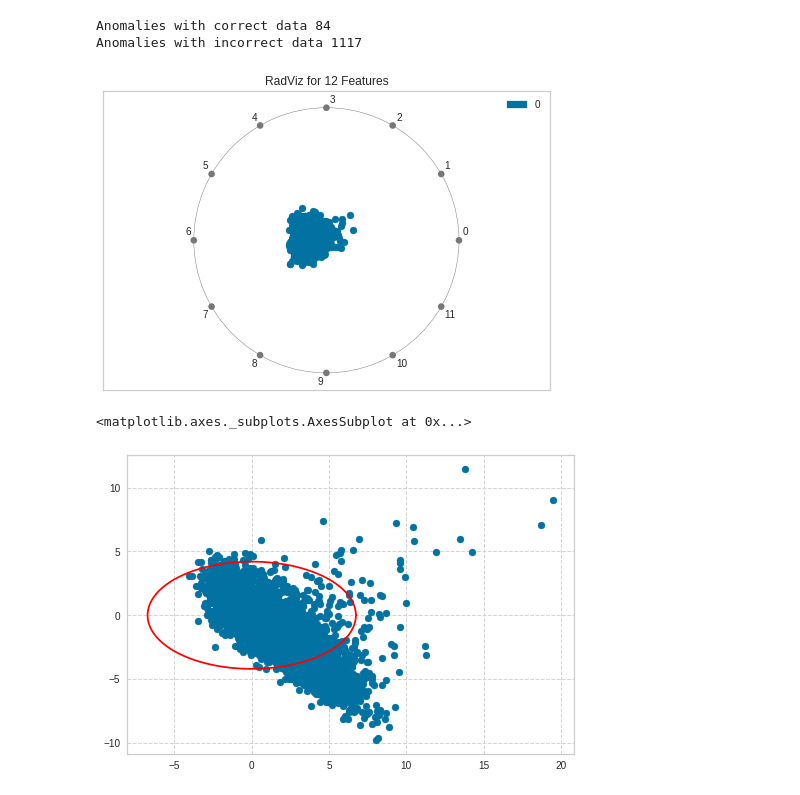
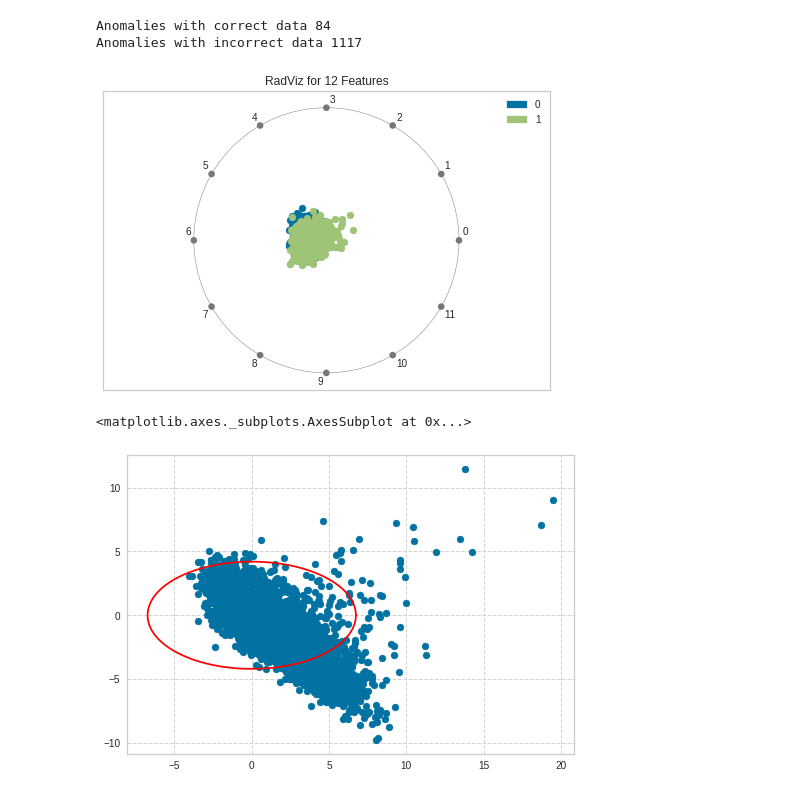
Before and after one commit to xetxezarreta/explainable_anomaly_detection, a Jupyter notebook: anomaly_types.ipynb, the cells around one changed output. Cells and saved outputs as stored; diff of their text form; code cells hidden in the pictures.

Commit message:
RadViz visualization

```diff
--- a/anomaly_types.ipynb
+++ b/anomaly_types.ipynb
@@ -71,22 +71,30 @@ Anomalies with incorrect data 1117
 # %%
 '''
 '''
 from yellowbrick.features import RadViz
 
 # Instantiate the visualizer
 visualizer = RadViz()
 
 # Fit the data to the visualizer
-data = model.get_model().transform(X_incorrect)
-visualizer.fit(data, y_incorrect)
+data = pd.DataFrame(model.get_model().transform(X_incorrect))
+data['target'] = 0
+
+for index in anomalies:
+    data.loc[index, 'target'] = 1
+
+X_data = data.iloc[:,:-1]
+y_data = data.iloc[:,-1]
+
+visualizer.fit(X_data, y_data)
 
 # Transform the data
-visualizer.transform(data)
+visualizer.transform(X_data)
 
 # Finalize and render the figure
 visualizer.show()
 # %% [output]
-[figure, old version]
+[figure, new version]
 <matplotlib.axes._subplots.AxesSubplot at 0x...>
 # %%
 '''
```
Also changed, not shown: parts of 3 cells of this notebook.
